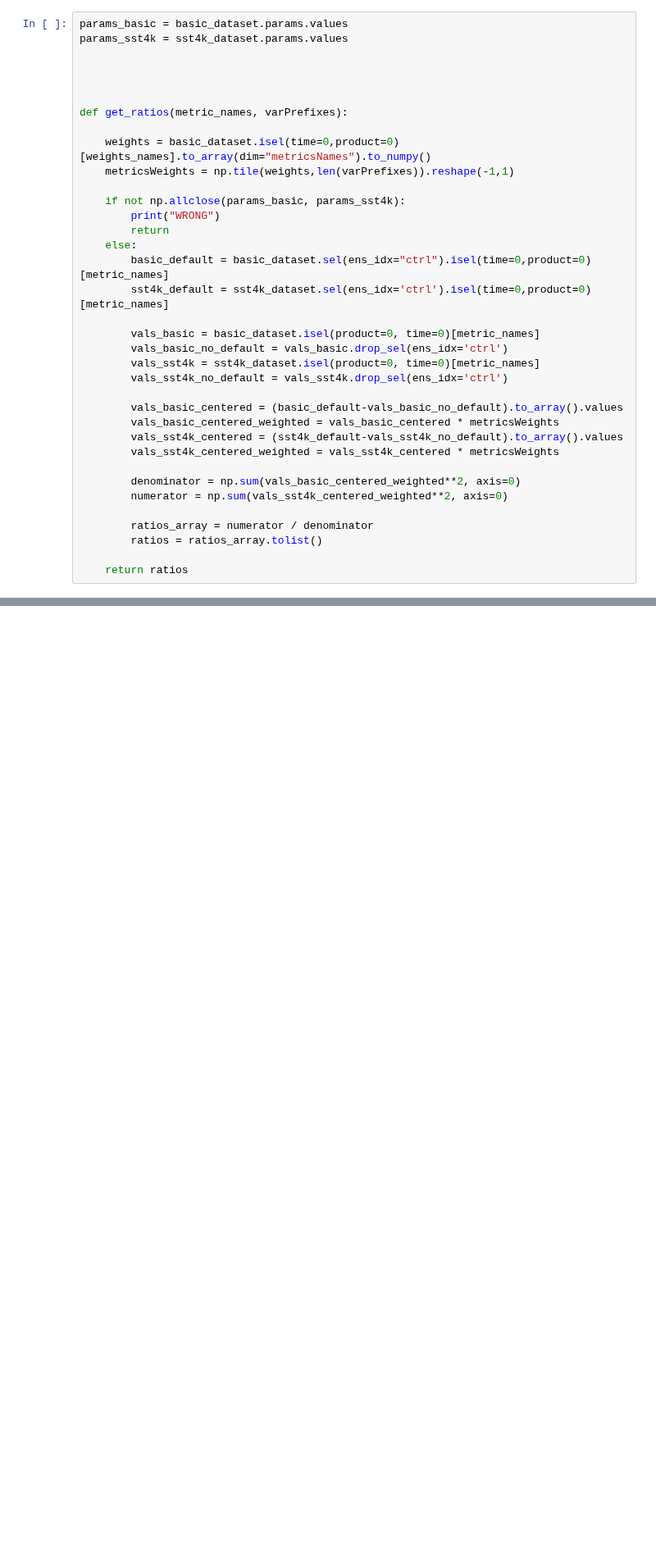
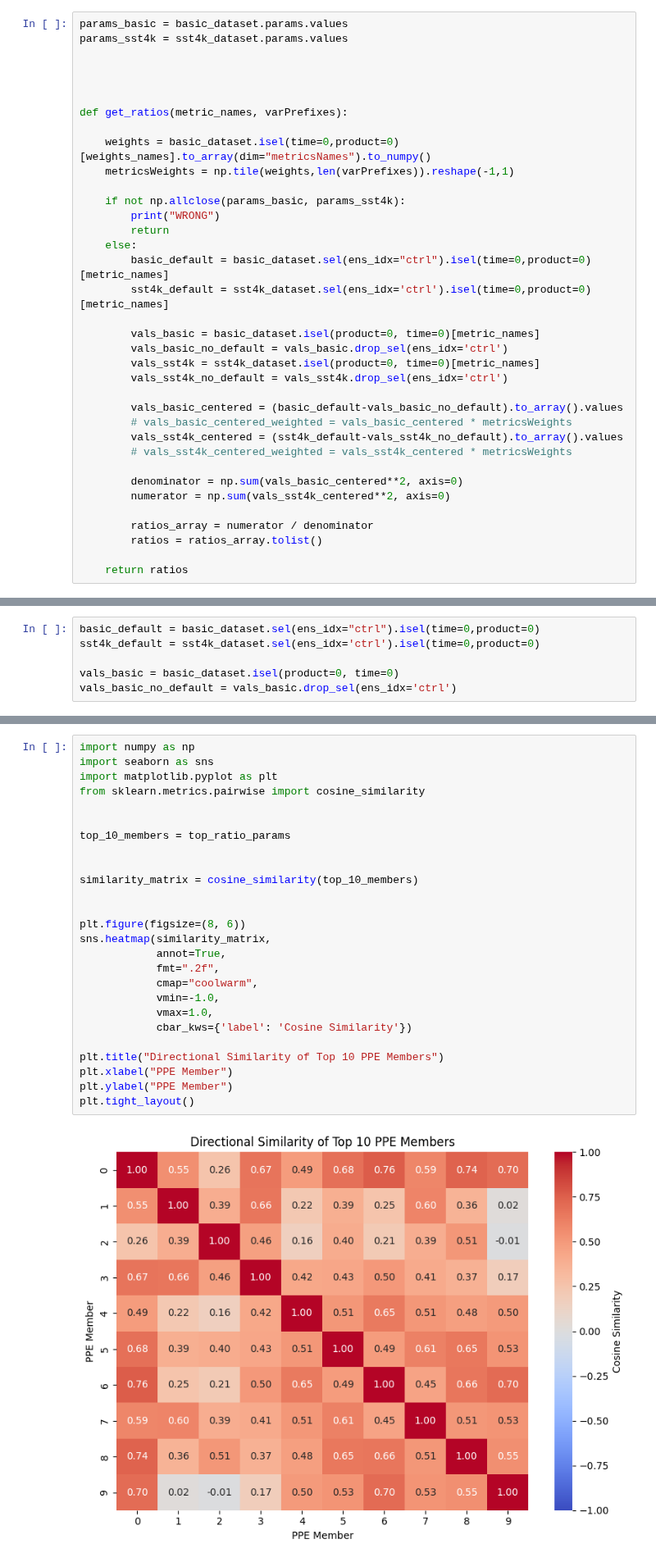
Before and after one commit to larson-group/quadtune_release, a Jupyter notebook: tuning_files/calc_basic_ratio.ipynb, the cells around one changed output, grey strips where cells are left out. Shown at 82% size. Drawn from its saved outputs; the diff is of its cells as text; blank space fills up the shorter version.

Commit message:
Created a notebook for comparing the directions of the max ratio PPE members

```diff
--- a/tuning_files/calc_basic_ratio.ipynb
+++ b/tuning_files/calc_basic_ratio.ipynb
@@ -48,12 +47,12 @@ def get_ratios(metric_names, varPrefixes):
         vals_sst4k_no_default = vals_sst4k.drop_sel(ens_idx='ctrl')
 
         vals_basic_centered = (basic_default-vals_basic_no_default).to_array().values
-        vals_basic_centered_weighted = vals_basic_centered * metricsWeights
+        # vals_basic_centered_weighted = vals_basic_centered * metricsWeights
         vals_sst4k_centered = (sst4k_default-vals_sst4k_no_default).to_array().values
-        vals_sst4k_centered_weighted = vals_sst4k_centered * metricsWeights
+        # vals_sst4k_centered_weighted = vals_sst4k_centered * metricsWeights
 
-        denominator = np.sum(vals_basic_centered_weighted**2, axis=0)
-        numerator = np.sum(vals_sst4k_centered_weighted**2, axis=0)
+        denominator = np.sum(vals_basic_centered**2, axis=0)
+        numerator = np.sum(vals_sst4k_centered**2, axis=0)
 
         ratios_array = numerator / denominator
         ratios = ratios_array.tolist()
@@ -68,3 +72,9 @@ ratios_lwcf = get_ratios(metric_names[1152:],["LWCF"])
+# %%
+basic_default = basic_dataset.sel(ens_idx="ctrl").isel(time=0,product=0)
+sst4k_default = sst4k_dataset.sel(ens_idx='ctrl').isel(time=0,product=0)
+
+vals_basic = basic_dataset.isel(product=0, time=0)
+vals_basic_no_default = vals_basic.drop_sel(ens_idx='ctrl')
 # %%
 print("SWCF+LWCF")
 print(np.argmax(ratios_swcf_lwcf))
@@ -165,0 +163,28 @@ AttributeError: 'DatasetPlotAccessor' object has no attribute 'pcolormesh'
+# %%
+import numpy as np
+import seaborn as sns
+import matplotlib.pyplot as plt
+from sklearn.metrics.pairwise import cosine_similarity
+
+
+top_10_members = top_ratio_params
+
+
+similarity_matrix = cosine_similarity(top_10_members)
+
+
+plt.figure(figsize=(8, 6))
+sns.heatmap(similarity_matrix,
+            annot=True,
+            fmt=".2f",
+            cmap="coolwarm",
+            vmin=-1.0,
+            vmax=1.0,
+            cbar_kws={'label': 'Cosine Similarity'})
+
+plt.title("Directional Similarity of Top 10 PPE Members")
+plt.xlabel("PPE Member")
+plt.ylabel("PPE Member")
+plt.tight_layout()
+# %% [output]
+[figure, added]
```
Also changed, not shown: parts of 17 cells of this notebook, 3 other files.
